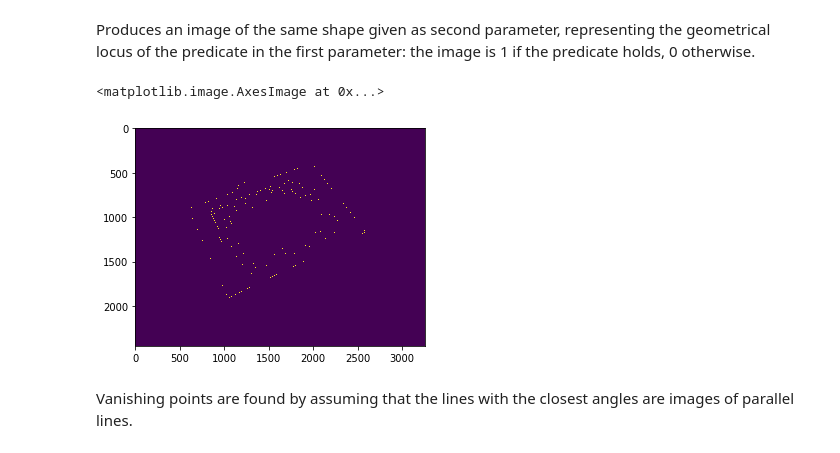
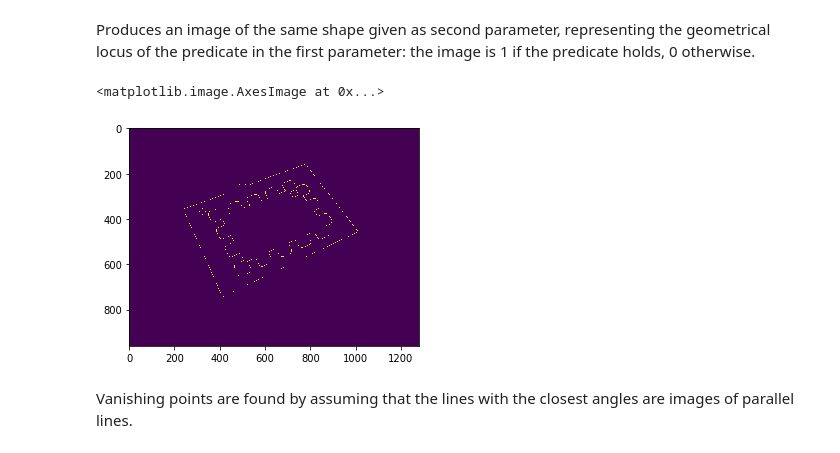
Before and after one commit to arnabdeypolimi/IACV, a Jupyter notebook: Vanishing point detection.ipynb, the cells around one changed output. Drawn from its saved outputs; the diff is of its cells as text; code cells hidden in the pictures.

```diff
--- a/Vanishing point detection.ipynb
+++ b/Vanishing point detection.ipynb
@@ -54,15 +54,15 @@ def find_table(pic):
     disk = skimage.morphology.disk(8)
     return skimage.morphology.binary_closing(largestmask, selem=disk)
 # %%
-pic = plt.imread("pics2/01.jpg")
+pic = plt.imread("pics2/01_old.JPG")
 
 tablemask = find_table(pic)
 cannypic = skimage.feature.canny(tablemask)
 plt.figure('canny')
 plt.imshow(cannypic)
 # %% [output]
 <matplotlib.image.AxesImage at 0x...>
-[figure, old version]
+[figure, new version]
 # %%
 hres = skimage.transform.hough_line(cannypic)
 threshold = 0.1*np.max(hres[0])
```
Also changed, not shown: parts of 4 cells of this notebook, 3 other files.
